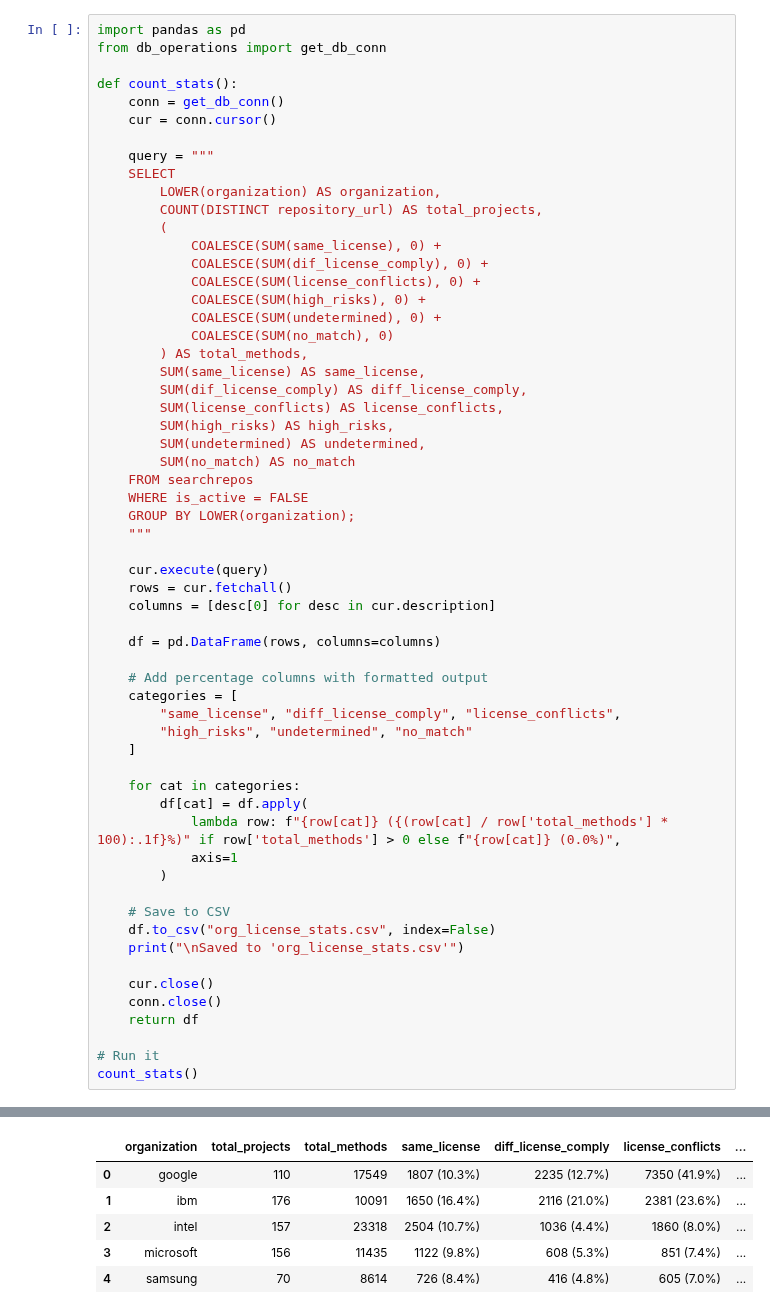
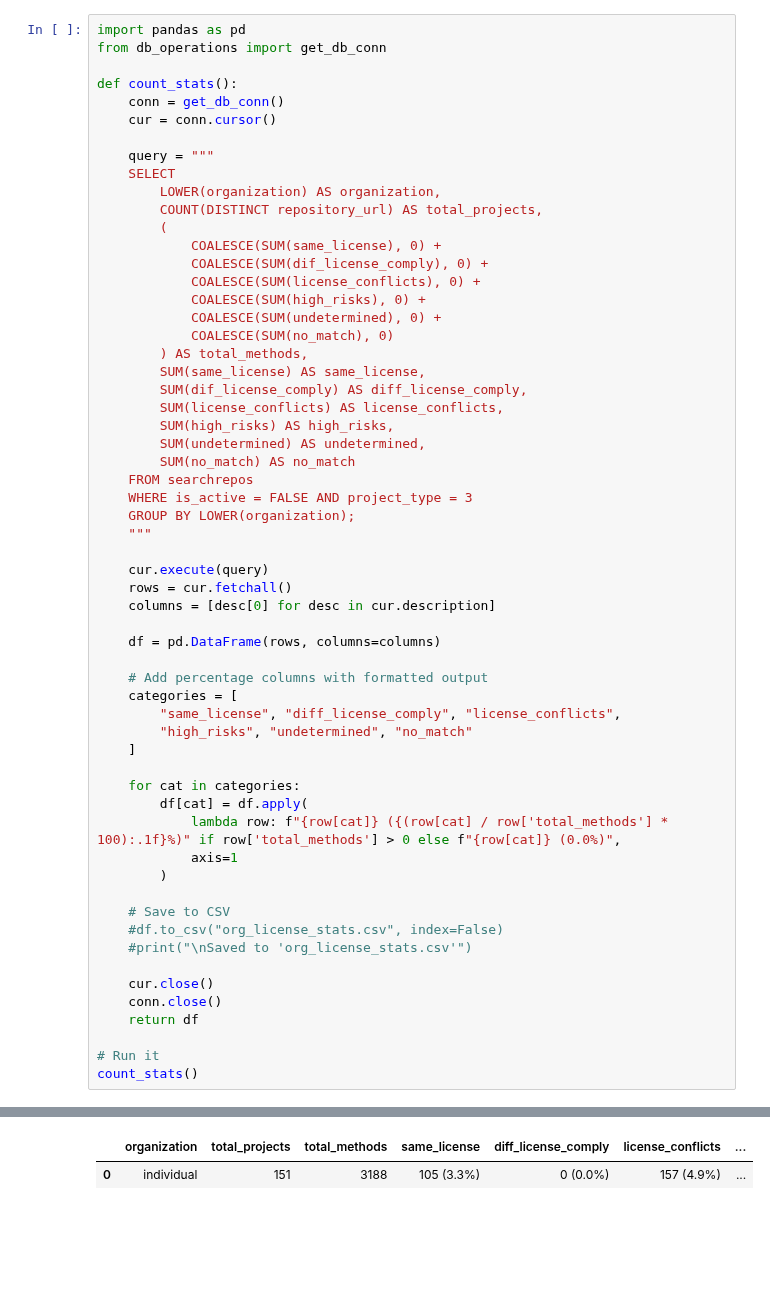
Before and after one commit to SecureSECO/searchSECO-miner, a Jupyter notebook: python_script/get_statistics_results.ipynb, the cells around one changed output, grey strips where cells are left out. Cells and saved outputs as stored; diff of their text form; blank space fills up the shorter version.

Commit message:
update on license violation and report generation and mining data processing

```diff
--- a/python_script/get_statistics_results.ipynb
+++ b/python_script/get_statistics_results.ipynb
@@ -25,7 +25,7 @@ def count_stats():
         SUM(undetermined) AS undetermined,
         SUM(no_match) AS no_match
     FROM searchrepos
-    WHERE is_active = FALSE
+    WHERE is_active = FALSE AND project_type = 3
     GROUP BY LOWER(organization);
     """
 
@@ -48,8 +48,8 @@ def count_stats():
         )
 
     # Save to CSV
-    df.to_csv("org_license_stats.csv", index=False)
-    print("\nSaved to 'org_license_stats.csv'")
+    #df.to_csv("org_license_stats.csv", index=False)
+    #print("\nSaved to 'org_license_stats.csv'")
 
     cur.close()
     conn.close()
@@ -62,9 +61,5 @@ Saved to 'org_license_stats.csv'
 |  | organization | total_projects | total_methods | same_license | diff_license_comply | license_conflicts | ... |
-| 0 | google | 110 | 17549 | 1807 (10.3%) | 2235 (12.7%) | 7350 (41.9%) | ... |
-| 1 | ibm | 176 | 10091 | 1650 (16.4%) | 2116 (21.0%) | 2381 (23.6%) | ... |
-| 2 | intel | 157 | 23318 | 2504 (10.7%) | 1036 (4.4%) | 1860 (8.0%) | ... |
-| 3 | microsoft | 156 | 11435 | 1122 (9.8%) | 608 (5.3%) | 851 (7.4%) | ... |
-| 4 | samsung | 70 | 8614 | 726 (8.4%) | 416 (4.8%) | 605 (7.0%) | ... |
+| 0 | individual | 151 | 3188 | 105 (3.3%) | 0 (0.0%) | 157 (4.9%) | ... |
 # %%
 from db_operations import get_db_conn
 
```
Also changed, not shown: parts of 3 cells of this notebook, 14 other files.
